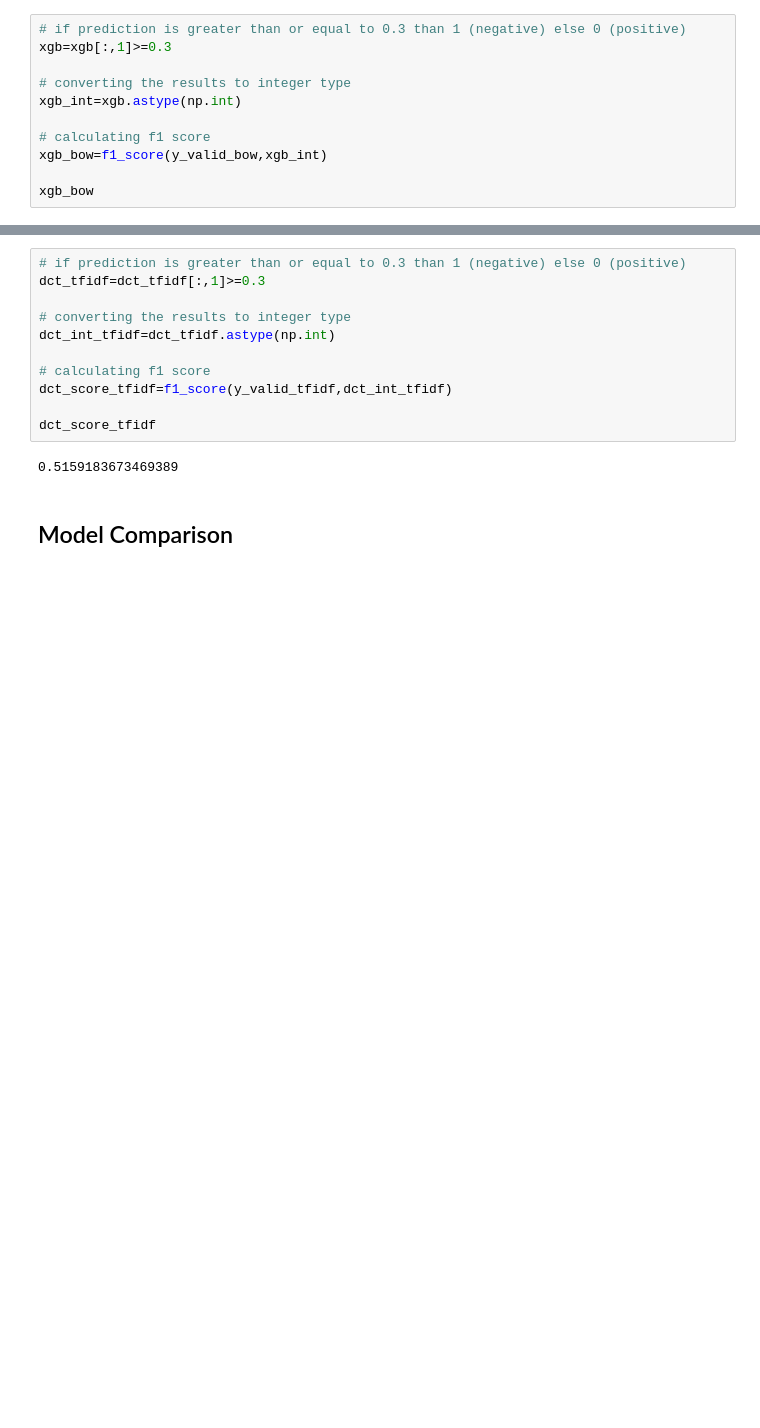
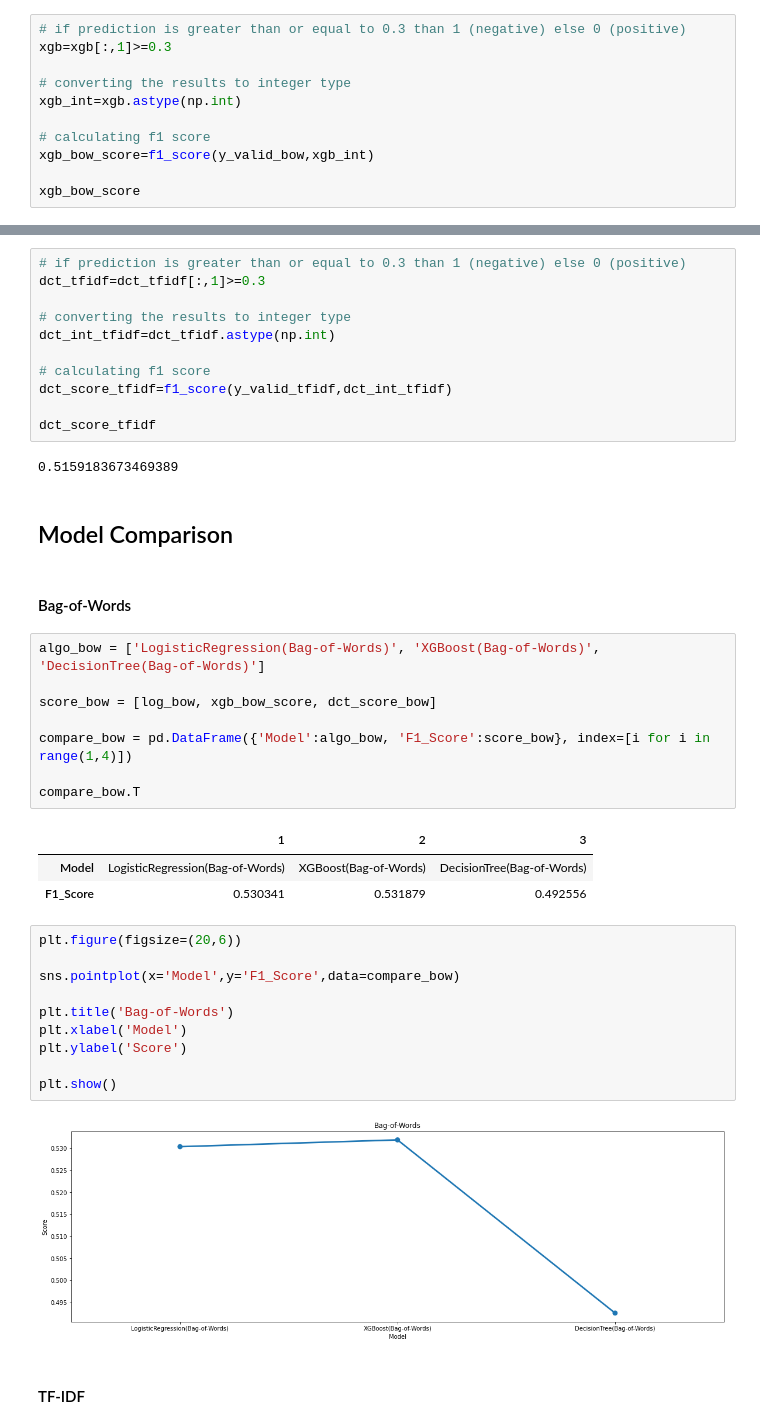
Before and after one commit to phamou/Twitter-Sentiment-Analysis, a Jupyter notebook: Twitter-Sentiment-Analysis.ipynb, the cells around one changed output, grey strips where cells are left out. Cells and saved outputs as stored; diff of their text form; blank space fills up the shorter version.

```diff
--- a/Twitter-Sentiment-Analysis.ipynb
+++ b/Twitter-Sentiment-Analysis.ipynb
@@ -681,9 +690,9 @@ xgb=xgb[:,1]>=0.3
 xgb_int=xgb.astype(np.int)
 
 # calculating f1 score
-xgb_bow=f1_score(y_valid_bow,xgb_int)
+xgb_bow_score=f1_score(y_valid_bow,xgb_int)
 
-xgb_bow
+xgb_bow_score
 # %% [output]
 0.5318791946308725
 # %% [markdown]
@@ -818,3 +827,31 @@ dct_score_tfidf
 0.5159183673469389
 # %% [markdown]
 ## Model Comparison
+# %% [markdown]
+#### Bag-of-Words
+# %%
+algo_bow = ['LogisticRegression(Bag-of-Words)', 'XGBoost(Bag-of-Words)', 'DecisionTree(Bag-of-Words)']
+
+score_bow = [log_bow, xgb_bow_score, dct_score_bow]
+
+compare_bow = pd.DataFrame({'Model':algo_bow, 'F1_Score':score_bow}, index=[i for i in range(1,4)])
+
+compare_bow.T
+# %% [output]
+|  | 1 | 2 | 3 |
+| Model | LogisticRegression(Bag-of-Words) | XGBoost(Bag-of-Words) | DecisionTree(Bag-of-Words) |
+| F1_Score | 0.530341 | 0.531879 | 0.492556 |
+# %%
+plt.figure(figsize=(20,6))
+
+sns.pointplot(x='Model',y='F1_Score',data=compare_bow)
+
+plt.title('Bag-of-Words')
+plt.xlabel('Model')
+plt.ylabel('Score')
+
+plt.show()
+# %% [output]
+[figure, added]
+# %% [markdown]
+#### TF-IDF
```
Also changed, not shown: parts of 25 cells of this notebook.
